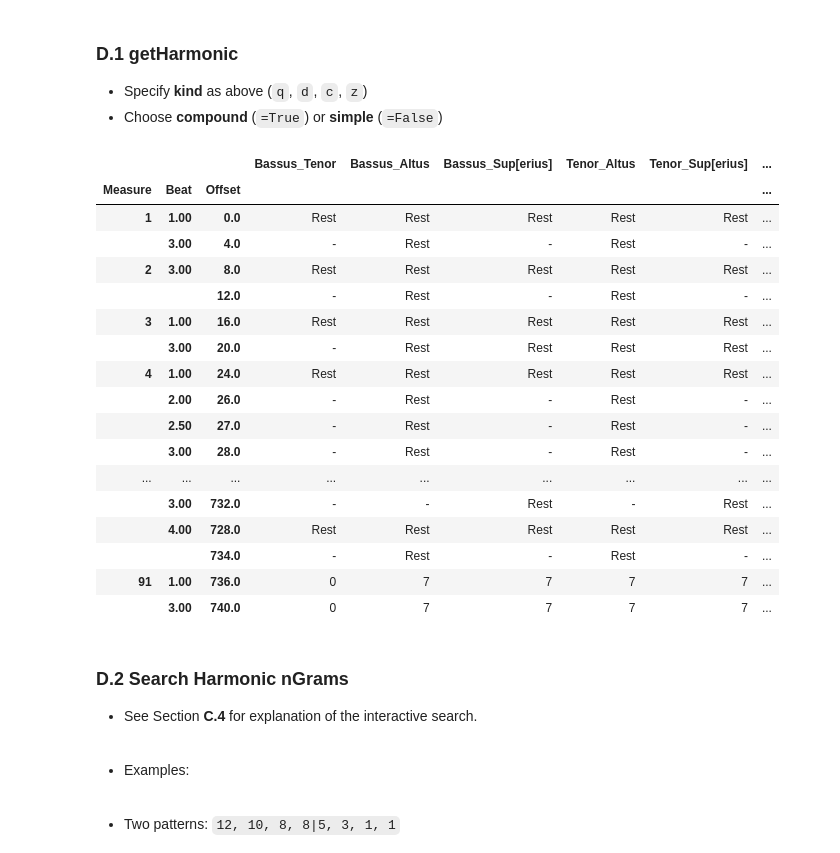
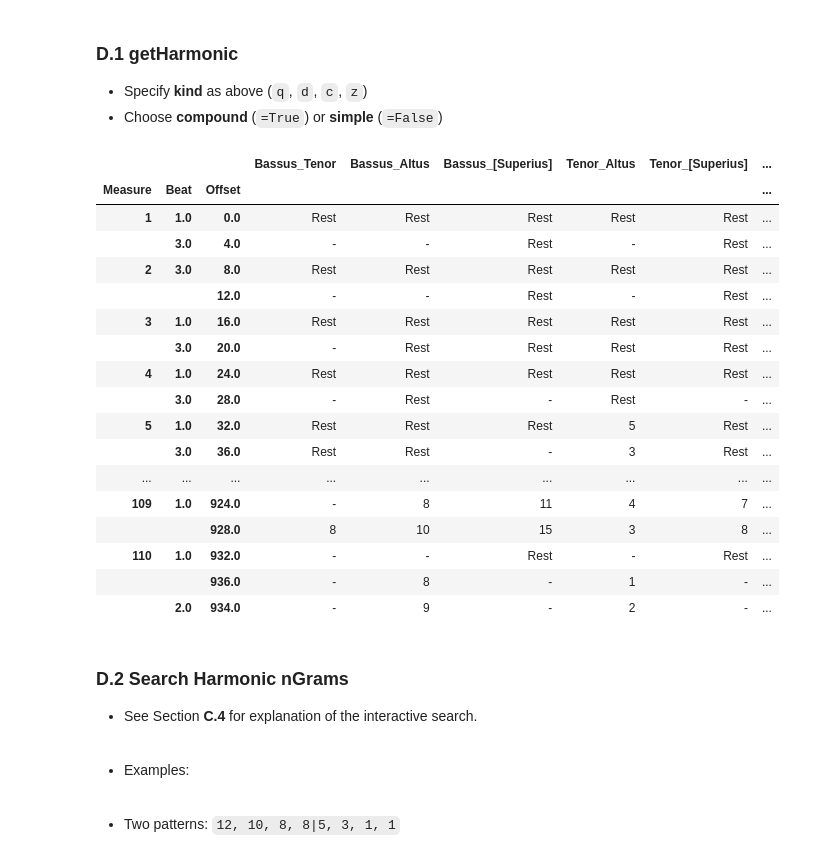
Before and after one commit to RichardFreedman/CRIM_JHUB, a Jupyter notebook: CRIM_02_Melodic_Harmonic.ipynb, the cells around one changed output. Saved outputs shown, nothing was run; the diff lists cells and outputs as text; code cells hidden in the pictures.

```diff
--- a/CRIM_02_Melodic_Harmonic.ipynb
+++ b/CRIM_02_Melodic_Harmonic.ipynb
@@ -73,7 +73,7 @@ saved_csv folder already exists.
 git_prefix = 'https://raw.githubusercontent.com/CRIM-Project/CRIM-online/master/crim/static/mei/MEI_4.0/'
 
 # just add the CRIM Piece ID here
-mei_file = 'CRIM_Mass_0005_2.mei'
+mei_file = 'CRIM_Model_0008.mei'
 
 
 url = git_prefix + mei_file
@@ -338,27 +342,27 @@ interactive(children=(Text(value='', description='search_pattern'), Dropdown(des
 * Specify **kind** as above (`q`, `d`, `c`, `z`)
 * Choose **compound** (`=True`) or **simple** (`=False`)
 # %%
-harm = piece.getHarmonic(kind="c", compound=False).fillna("-")
+harm = piece.getHarmonic(kind="d", compound=True).fillna("-")
 piece.detailIndex(harm, offset=True)
 # %% [output]
-|  |  |  | Bassus_Tenor | Bassus_Altus | Bassus_Sup[erius] | Tenor_Altus | Tenor_Sup[erius] | ... |
+|  |  |  | Bassus_Tenor | Bassus_Altus | Bassus_[Superius] | Tenor_Altus | Tenor_[Superius] | ... |
 | Measure | Beat | Offset |  |  |  |  |  | ... |
-| 1 | 1.00 | 0.0 | Rest | Rest | Rest | Rest | Rest | ... |
-|  | 3.00 | 4.0 | - | Rest | - | Rest | - | ... |
-| 2 | 3.00 | 8.0 | Rest | Rest | Rest | Rest | Rest | ... |
-|  |  | 12.0 | - | Rest | - | Rest | - | ... |
-| 3 | 1.00 | 16.0 | Rest | Rest | Rest | Rest | Rest | ... |
-|  | 3.00 | 20.0 | - | Rest | Rest | Rest | Rest | ... |
-| 4 | 1.00 | 24.0 | Rest | Rest | Rest | Rest | Rest | ... |
-|  | 2.00 | 26.0 | - | Rest | - | Rest | - | ... |
-|  | 2.50 | 27.0 | - | Rest | - | Rest | - | ... |
-|  | 3.00 | 28.0 | - | Rest | - | Rest | - | ... |
+| 1 | 1.0 | 0.0 | Rest | Rest | Rest | Rest | Rest | ... |
+|  | 3.0 | 4.0 | - | - | Rest | - | Rest | ... |
+| 2 | 3.0 | 8.0 | Rest | Rest | Rest | Rest | Rest | ... |
+|  |  | 12.0 | - | - | Rest | - | Rest | ... |
+| 3 | 1.0 | 16.0 | Rest | Rest | Rest | Rest | Rest | ... |
+|  | 3.0 | 20.0 | - | Rest | Rest | Rest | Rest | ... |
+| 4 | 1.0 | 24.0 | Rest | Rest | Rest | Rest | Rest | ... |
+|  | 3.0 | 28.0 | - | Rest | - | Rest | - | ... |
+| 5 | 1.0 | 32.0 | Rest | Rest | Rest | 5 | Rest | ... |
+|  | 3.0 | 36.0 | Rest | Rest | - | 3 | Rest | ... |
 | ... | ... | ... | ... | ... | ... | ... | ... | ... |
-|  | 3.00 | 732.0 | - | - | Rest | - | Rest | ... |
-|  | 4.00 | 728.0 | Rest | Rest | Rest | Rest | Rest | ... |
-|  |  | 734.0 | - | Rest | - | Rest | - | ... |
-| 91 | 1.00 | 736.0 | 0 | 7 | 7 | 7 | 7 | ... |
-|  | 3.00 | 740.0 | 0 | 7 | 7 | 7 | 7 | ... |
+| 109 | 1.0 | 924.0 | - | 8 | 11 | 4 | 7 | ... |
+|  |  | 928.0 | 8 | 10 | 15 | 3 | 8 | ... |
+| 110 | 1.0 | 932.0 | - | - | Rest | - | Rest | ... |
+|  |  | 936.0 | - | 8 | - | 1 | - | ... |
+|  | 2.0 | 934.0 | - | 9 | - | 2 | - | ... |
 # %% [markdown]
 ### D.2 Search Harmonic nGrams
 
```
Also changed, not shown: parts of 10 cells of this notebook, 6 other files.
